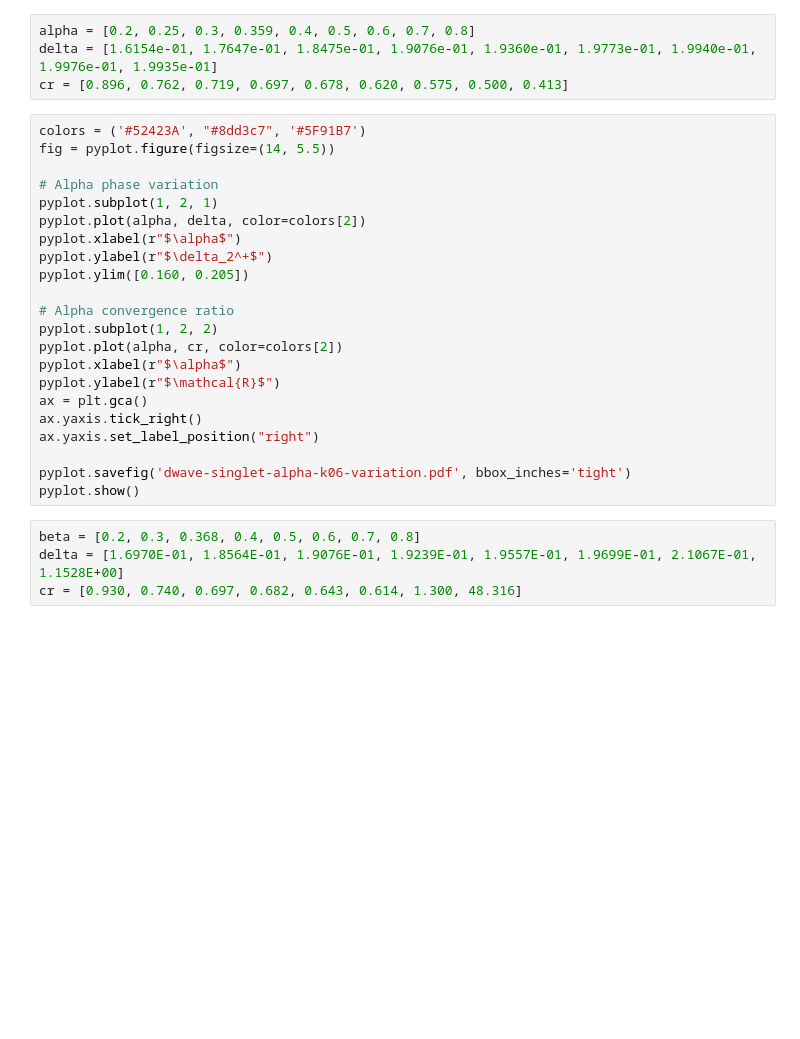
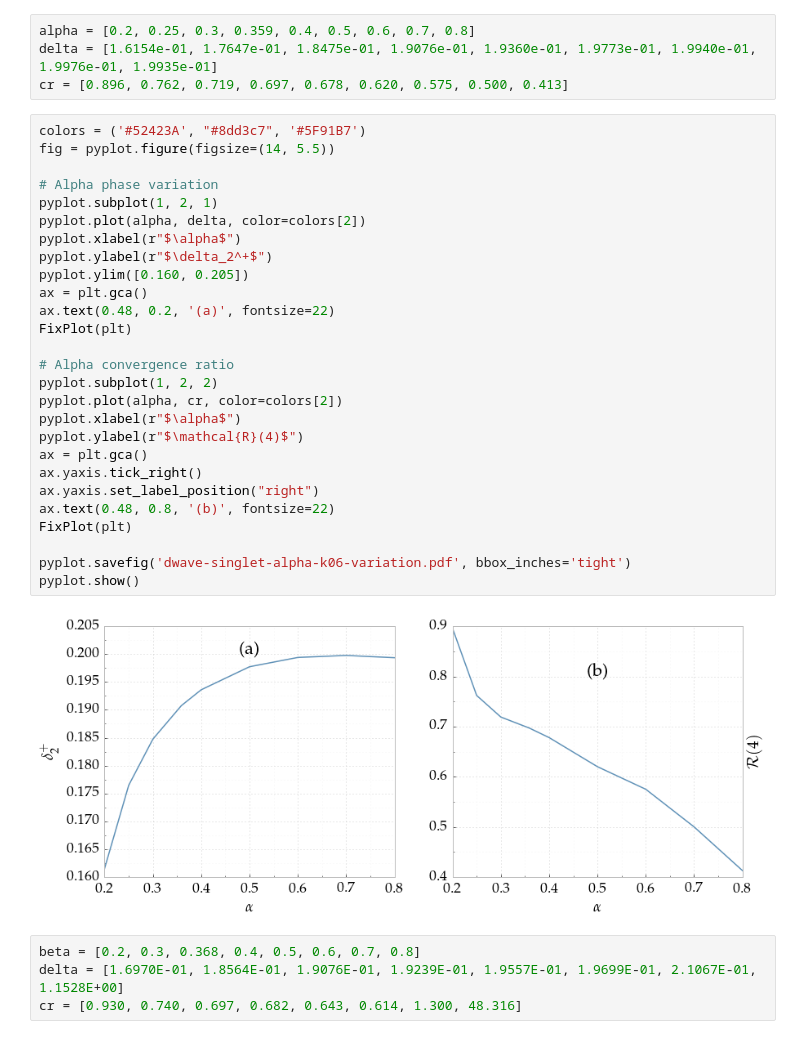
Before and after one commit to DentonW/Papers, a Jupyter notebook: Dissertation/IPython/Dissertation.ipynb, the cells around one changed output. Drawn from its saved outputs; the diff is of its cells as text; blank space fills up the shorter version.

```diff
--- a/Dissertation/IPython/Dissertation.ipynb
+++ b/Dissertation/IPython/Dissertation.ipynb
@@ -1832,25 +1960,32 @@ cr = [0.896, 0.762, 0.719, 0.697, 0.678, 0.620, 0.575, 0.500, 0.413]
 # %%
 colors = ('#52423A', "#8dd3c7", '#5F91B7')
 fig = pyplot.figure(figsize=(14, 5.5))
 
 # Alpha phase variation
 pyplot.subplot(1, 2, 1)
 pyplot.plot(alpha, delta, color=colors[2])
 pyplot.xlabel(r"$\alpha$")
 pyplot.ylabel(r"$\delta_2^+$")
 pyplot.ylim([0.160, 0.205])
+ax = plt.gca()
+ax.text(0.48, 0.2, '(a)', fontsize=22)
+FixPlot(plt)
 
 # Alpha convergence ratio
 pyplot.subplot(1, 2, 2)
 pyplot.plot(alpha, cr, color=colors[2])
 pyplot.xlabel(r"$\alpha$")
-pyplot.ylabel(r"$\mathcal{R}$")
+pyplot.ylabel(r"$\mathcal{R}(4)$")
 ax = plt.gca()
 ax.yaxis.tick_right()
 ax.yaxis.set_label_position("right")
+ax.text(0.48, 0.8, '(b)', fontsize=22)
+FixPlot(plt)
 
 pyplot.savefig('dwave-singlet-alpha-k06-variation.pdf', bbox_inches='tight')
 pyplot.show()
+# %% [output]
+[figure, added]
 # %%
 beta = [0.2, 0.3, 0.368, 0.4, 0.5, 0.6, 0.7, 0.8]
 delta = [1.6970E-01, 1.8564E-01, 1.9076E-01, 1.9239E-01, 1.9557E-01, 1.9699E-01, 2.1067E-01, 1.1528E+00]
```
Also changed, not shown: parts of 49 cells of this notebook, 9 other files.
